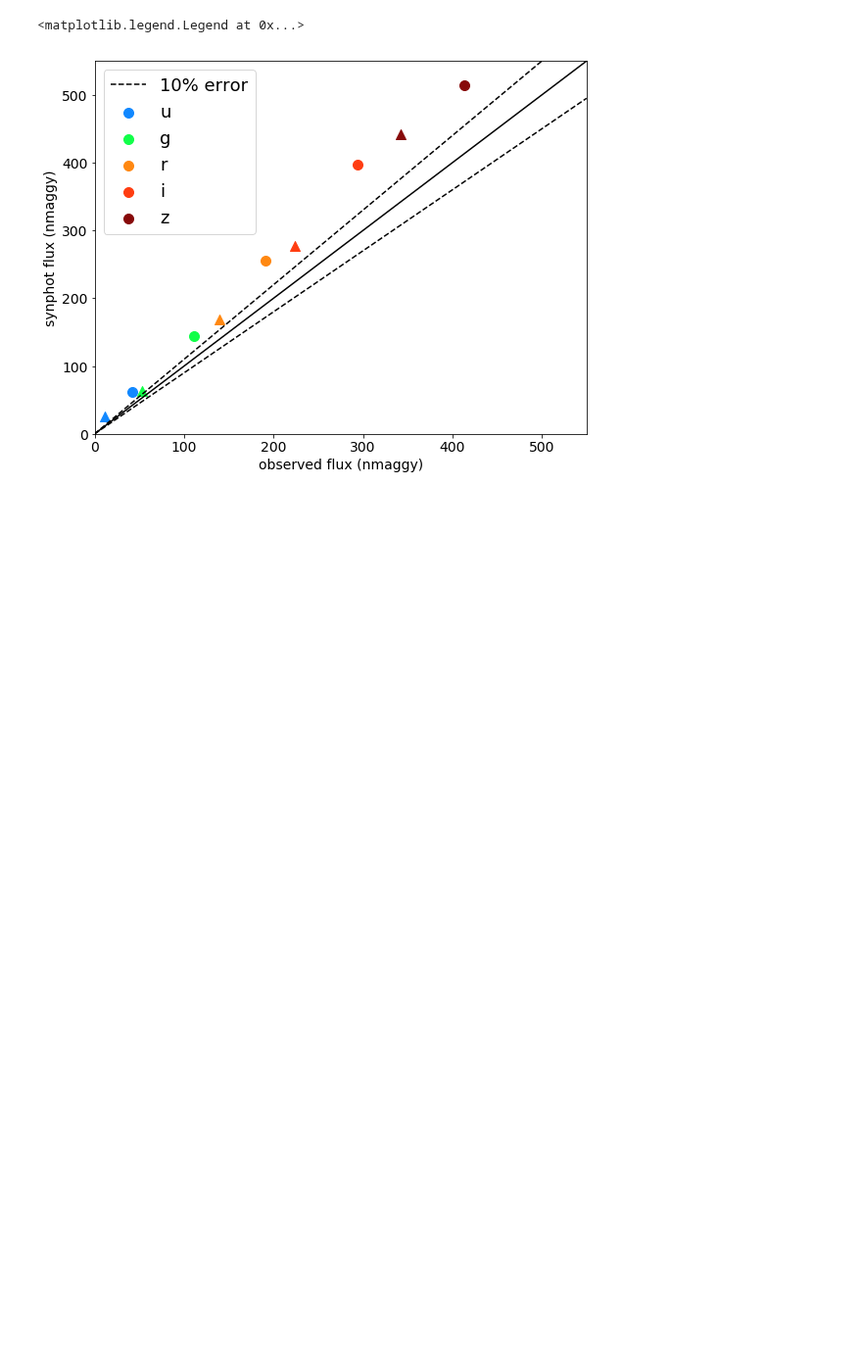
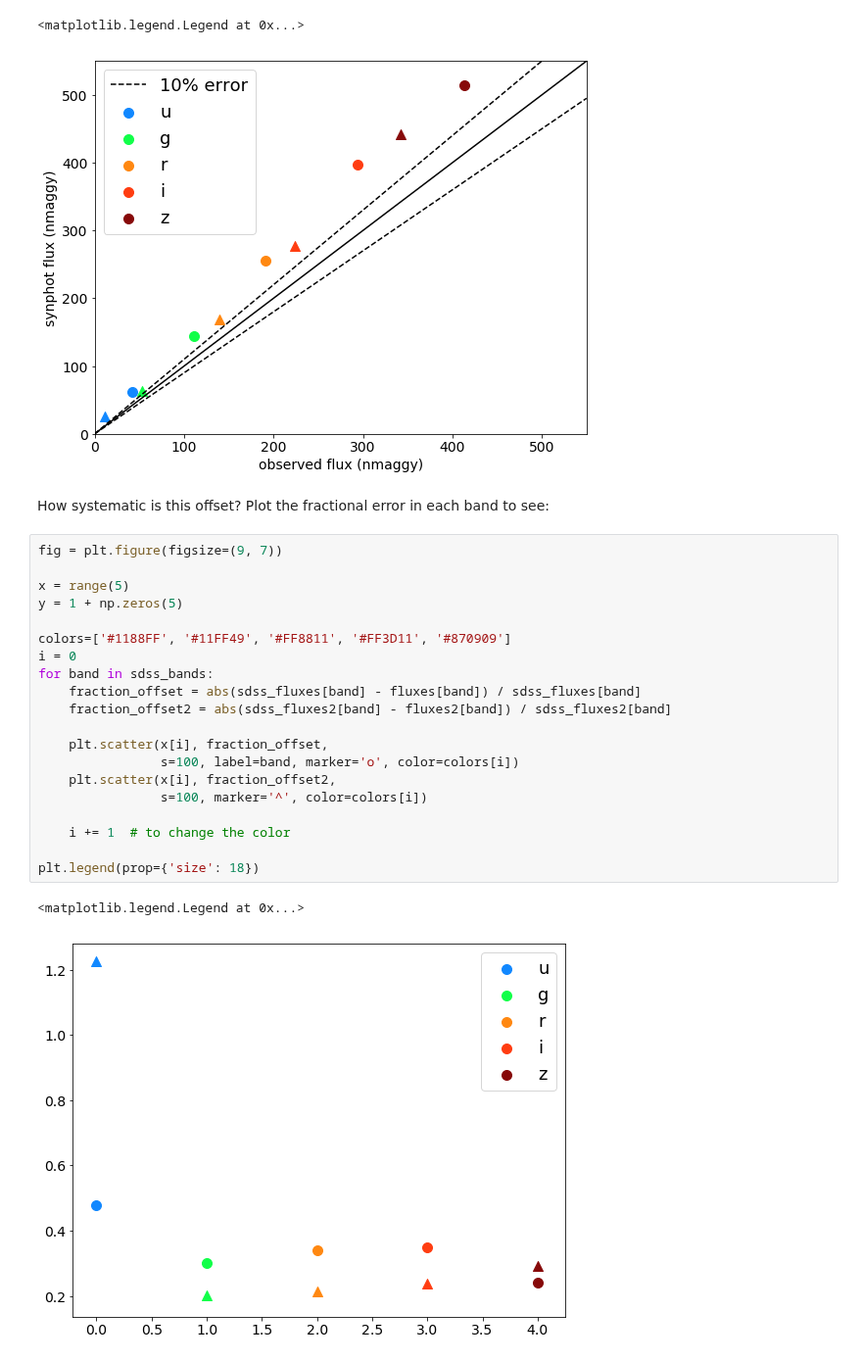
Before and after one commit to tcjansen/GSoC, a Jupyter notebook: empirical_photometry.ipynb, the cells around one changed output. Shown at 98% size. Cells and saved outputs as stored; diff of their text form; blank space fills up the shorter version.

Commit message:
Added plot of fractional error in each band

```diff
--- a/empirical_photometry.ipynb
+++ b/empirical_photometry.ipynb
@@ -249,3 +251,28 @@ plt.legend(prop={'size': 18})
 # %% [output]
 <matplotlib.legend.Legend at 0x...>
 [figure]
+# %% [markdown]
+How systematic is this offset? Plot the fractional error in each band to see:
+# %%
+fig = plt.figure(figsize=(9, 7))
+
+x = range(5)
+y = 1 + np.zeros(5)
+
+colors=['#1188FF', '#11FF49', '#FF8811', '#FF3D11', '#870909']
+i = 0
+for band in sdss_bands:
+    fraction_offset = abs(sdss_fluxes[band] - fluxes[band]) / sdss_fluxes[band]
+    fraction_offset2 = abs(sdss_fluxes2[band] - fluxes2[band]) / sdss_fluxes2[band]
+
+    plt.scatter(x[i], fraction_offset,
+                s=100, label=band, marker='o', color=colors[i])
+    plt.scatter(x[i], fraction_offset2,
+                s=100, marker='^', color=colors[i])
+
+    i += 1  # to change the color
+
+plt.legend(prop={'size': 18})
+# %% [output]
+<matplotlib.legend.Legend at 0x...>
+[figure, added]
```
Also changed, not shown: parts of 2 cells of this notebook.
